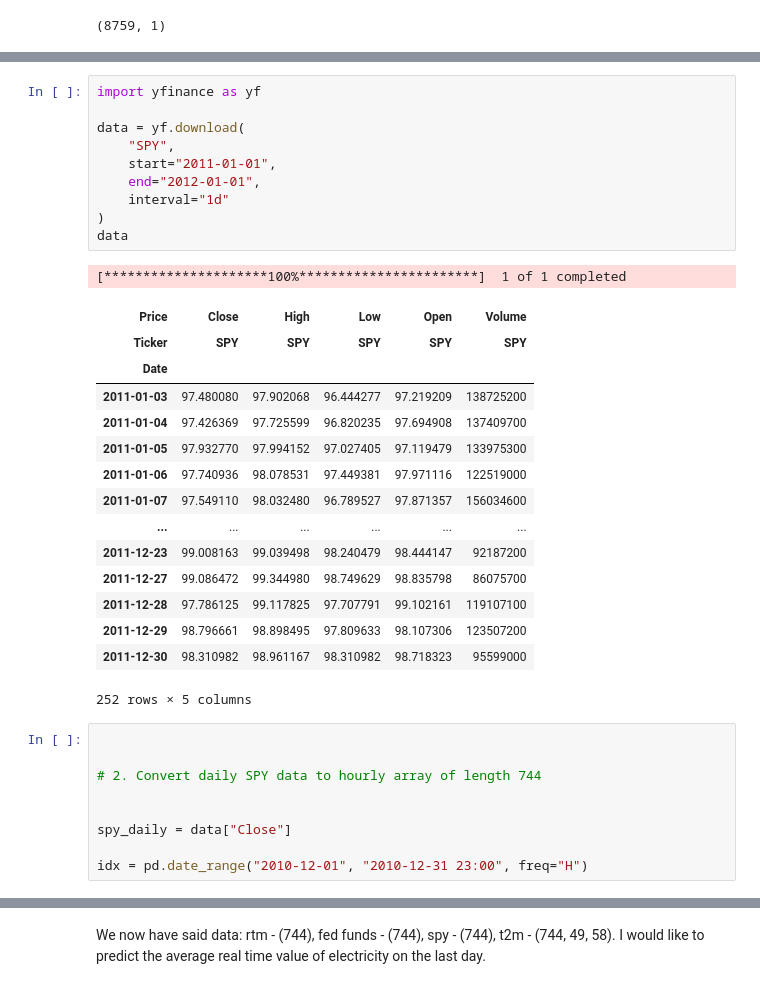
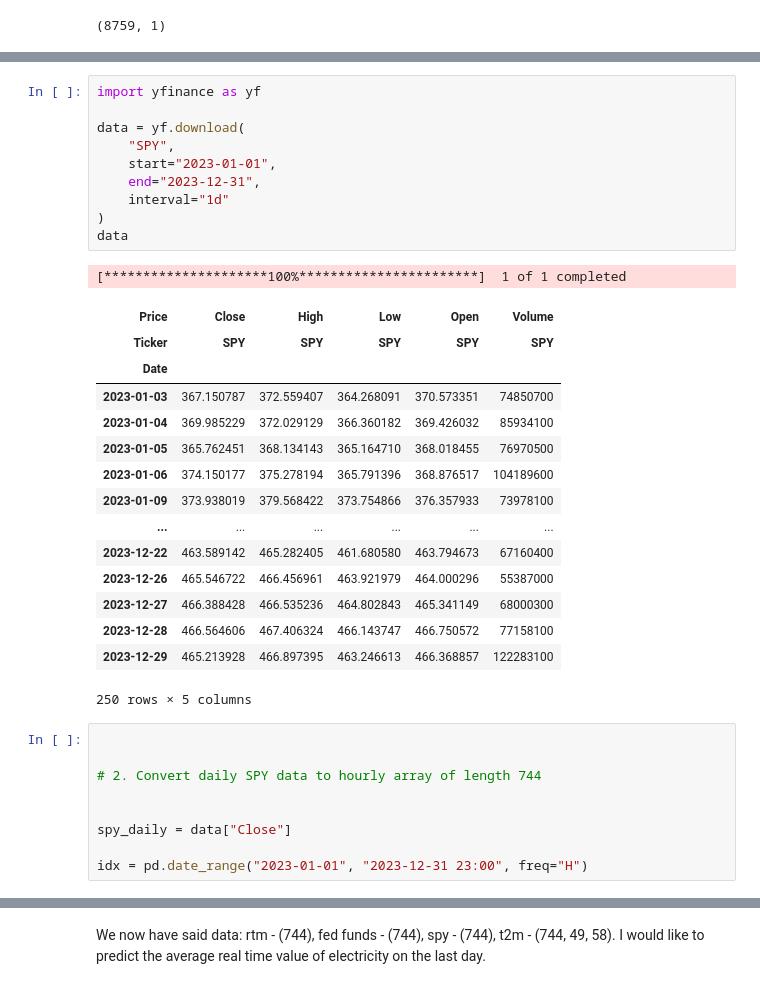
Before and after one commit to YashiDev556/DART-Electricity-Market-Predictor, a Jupyter notebook: large_scale_predictor.ipynb, the cells around one changed output, grey strips where cells are left out. Saved outputs shown, nothing was run; the diff lists cells and outputs as text.

```diff
--- a/large_scale_predictor.ipynb
+++ b/large_scale_predictor.ipynb
@@ -204,30 +211,30 @@ print(temp_sub.shape)
 # %%
 import yfinance as yf
 
 data = yf.download(
     "SPY",
-    start="2011-01-01",
-    end="2012-01-01",
+    start="2023-01-01",
+    end="2023-12-31",
     interval="1d"
 )
 data
 # %% [output]
 [*********************100%***********************]  1 of 1 completed
 | Price | Close | High | Low | Open | Volume |
 | Ticker | SPY | SPY | SPY | SPY | SPY |
 | Date |  |  |  |  |  |
-| 2011-01-03 | 97.480080 | 97.902068 | 96.444277 | 97.219209 | 138725200 |
-| 2011-01-04 | 97.426369 | 97.725599 | 96.820235 | 97.694908 | 137409700 |
-| 2011-01-05 | 97.932770 | 97.994152 | 97.027405 | 97.119479 | 133975300 |
-| 2011-01-06 | 97.740936 | 98.078531 | 97.449381 | 97.971116 | 122519000 |
-| 2011-01-07 | 97.549110 | 98.032480 | 96.789527 | 97.871357 | 156034600 |
+| 2023-01-03 | 367.150787 | 372.559407 | 364.268091 | 370.573351 | 74850700 |
+| 2023-01-04 | 369.985229 | 372.029129 | 366.360182 | 369.426032 | 85934100 |
+| 2023-01-05 | 365.762451 | 368.134143 | 365.164710 | 368.018455 | 76970500 |
+| 2023-01-06 | 374.150177 | 375.278194 | 365.791396 | 368.876517 | 104189600 |
+| 2023-01-09 | 373.938019 | 379.568422 | 373.754866 | 376.357933 | 73978100 |
 | ... | ... | ... | ... | ... | ... |
-| 2011-12-23 | 99.008163 | 99.039498 | 98.240479 | 98.444147 | 92187200 |
-| 2011-12-27 | 99.086472 | 99.344980 | 98.749629 | 98.835798 | 86075700 |
-| 2011-12-28 | 97.786125 | 99.117825 | 97.707791 | 99.102161 | 119107100 |
-| 2011-12-29 | 98.796661 | 98.898495 | 97.809633 | 98.107306 | 123507200 |
-| 2011-12-30 | 98.310982 | 98.961167 | 98.310982 | 98.718323 | 95599000 |
+| 2023-12-22 | 463.589142 | 465.282405 | 461.680580 | 463.794673 | 67160400 |
+| 2023-12-26 | 465.546722 | 466.456961 | 463.921979 | 464.000296 | 55387000 |
+| 2023-12-27 | 466.388428 | 466.535236 | 464.802843 | 465.341149 | 68000300 |
+| 2023-12-28 | 466.564606 | 467.406324 | 466.143747 | 466.750572 | 77158100 |
+| 2023-12-29 | 465.213928 | 466.897395 | 463.246613 | 466.368857 | 122283100 |
-252 rows × 5 columns
+250 rows × 5 columns
 # %%
 
 
@@ -236,7 +243,7 @@ data
 
 spy_daily = data["Close"]
 
-idx = pd.date_range("2010-12-01", "2010-12-31 23:00", freq="H")
+idx = pd.date_range("2023-01-01", "2023-12-31 23:00", freq="H")
 # %%
 spy_daily
 # %% [output]
```
Also changed, not shown: parts of 27 cells of this notebook, 2 other files.
